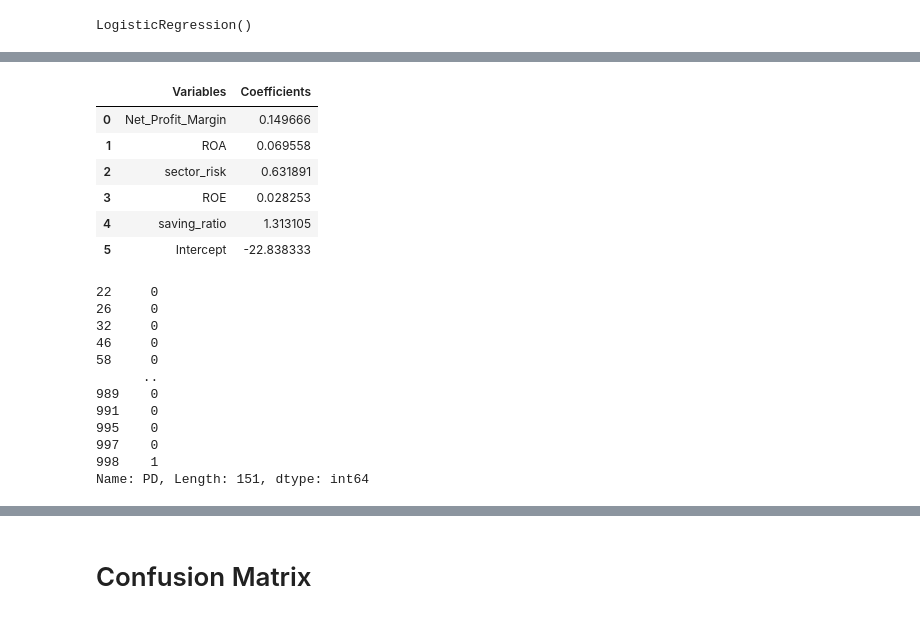
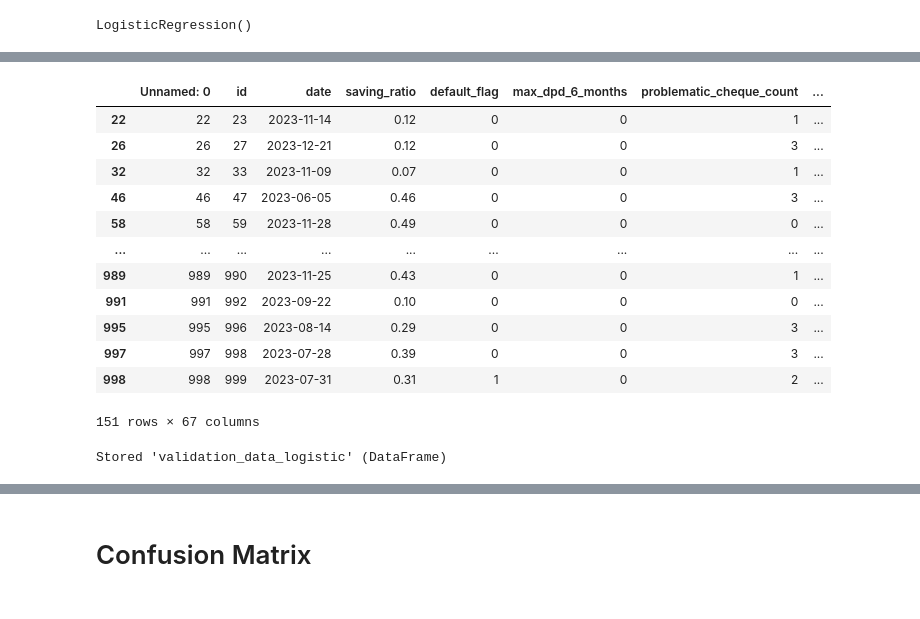
Before and after one commit to siddharthajha26/Credit_Risk_Scoring_MSME_Project, a Jupyter notebook: Python_Code/Part2_DataSplit_Feature_Eng.ipynb, the cells around one changed output, grey strips where cells are left out. Cells and saved outputs as stored; diff of their text form; code cells hidden in the pictures.

```diff
--- a/Python_Code/Part2_DataSplit_Feature_Eng.ipynb
+++ b/Python_Code/Part2_DataSplit_Feature_Eng.ipynb
@@ -778,18 +790,3 @@ intercept = model_test.intercept_[0]
-# %%
-# Create DataFrame for coefficients and intercept
-coefficients_df = pd.DataFrame({
-    'Variables': features + ['Intercept'],
-    'Coefficients': np.append(coef, intercept)
-})
-coefficients_df
-# %% [output]
-|  | Variables | Coefficients |
-| 0 | Net_Profit_Margin | 0.149666 |
-| 1 | ROA | 0.069558 |
-| 2 | sector_risk | 0.631891 |
-| 3 | ROE | 0.028253 |
-| 4 | saving_ratio | 1.313105 |
-| 5 | Intercept | -22.838333 |
 # %%
 X = validation_data_logistic[features]
 y = validation_data_logistic["default_flag"]
@@ -802,15 +796,20 @@ validation_data_logistic['PD'] = model.predict(validation_data_logistic[features
+# %%
+validation_data_logistic
+# %% [output]
+|  | Unnamed: 0 | id | date | saving_ratio | default_flag | max_dpd_6_months | problematic_cheque_count | ... |
+| 22 | 22 | 23 | 2023-11-14 | 0.12 | 0 | 0 | 1 | ... |
+| 26 | 26 | 27 | 2023-12-21 | 0.12 | 0 | 0 | 3 | ... |
+| 32 | 32 | 33 | 2023-11-09 | 0.07 | 0 | 0 | 1 | ... |
+| 46 | 46 | 47 | 2023-06-05 | 0.46 | 0 | 0 | 3 | ... |
+| 58 | 58 | 59 | 2023-11-28 | 0.49 | 0 | 0 | 0 | ... |
+| ... | ... | ... | ... | ... | ... | ... | ... | ... |
+| 989 | 989 | 990 | 2023-11-25 | 0.43 | 0 | 0 | 1 | ... |
+| 991 | 991 | 992 | 2023-09-22 | 0.10 | 0 | 0 | 0 | ... |
+| 995 | 995 | 996 | 2023-08-14 | 0.29 | 0 | 0 | 3 | ... |
+| 997 | 997 | 998 | 2023-07-28 | 0.39 | 0 | 0 | 3 | ... |
+| 998 | 998 | 999 | 2023-07-31 | 0.31 | 1 | 0 | 2 | ... |
+151 rows × 67 columns
 # %%
-validation_data_logistic['PD']
+%store validation_data_logistic
 # %% [output]
-22     0
-26     0
-32     0
-46     0
-58     0
-      ..
-989    0
-991    0
-995    0
-997    0
-998    1
-Name: PD, Length: 151, dtype: int64
+Stored 'validation_data_logistic' (DataFrame)
```
Also changed, not shown: parts of 45 cells of this notebook, 1 other file.
